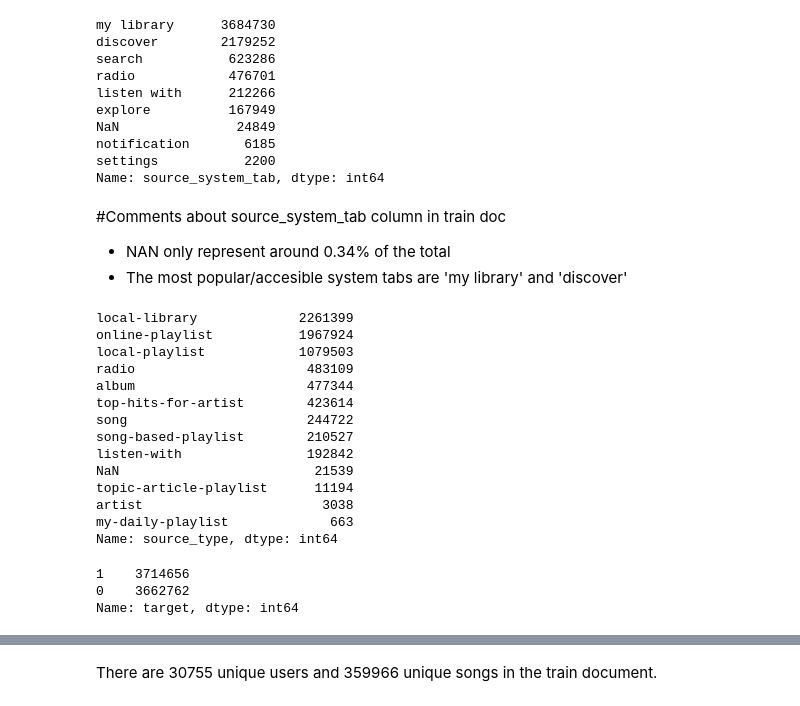
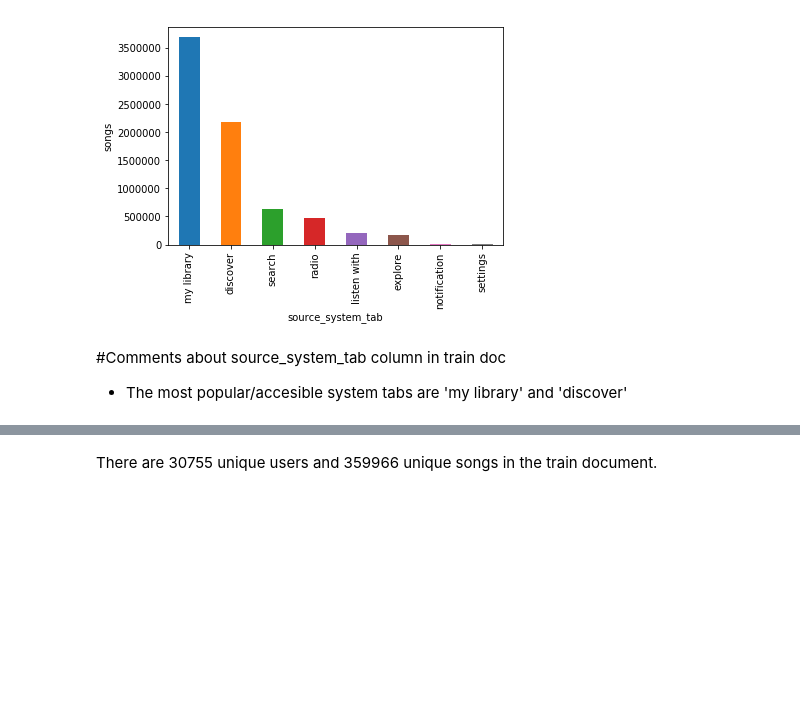
Before and after one commit to avilvil/capstone-project, a Jupyter notebook: Initial_exploratory_data.ipynb, the cells around one changed output, grey strips where cells are left out. Cells and saved outputs as stored; diff of their text form; code cells hidden in the pictures; blank space fills up the shorter version.

```diff
--- a/Initial_exploratory_data.ipynb
+++ b/Initial_exploratory_data.ipynb
@@ -58,44 +97,17 @@ array(['explore', 'my library', 'search', 'discover', nan, 'radio',
        'listen with', 'notification', 'settings'], dtype=object)
 # %%
-#List how many entries there are of each type in source_system_tab
-train.source_system_tab.value_counts(dropna=False)
+#Count entries of each type of source_system_tab
+songs_by_source_system_tab=train.source_system_tab.value_counts(dropna=False)
-# %% [output]
-my library      3684730
-discover        2179252
-search           623286
-radio            476701
-listen with      212266
-explore          167949
-NaN               24849
-notification       6185
-settings           2200
-Name: source_system_tab, dtype: int64
+# %%
+songs_by_source_system_tab.plot(kind='bar')
+plt.ylabel('songs')
+plt.xlabel('source_system_tab')
+plt.show()
+# %% [output]
+[figure, added]
 # %% [markdown]
 #Comments about source_system_tab column in train doc
-- NAN only represent around 0.34% of the total
 - The most popular/accesible system tabs are 'my library' and 'discover'
 # %%
-#List how many entries there are of each type in source_type
-train.source_type.value_counts(dropna=False)
+#Count entries of each type of source_type
+songs_by_source_type=train.source_type.value_counts(dropna=False)
-# %% [output]
-local-library             2261399
-online-playlist           1967924
-local-playlist            1079503
-radio                      483109
-album                      477344
-top-hits-for-artist        423614
-song                       244722
-song-based-playlist        210527
-listen-with                192842
-NaN                         21539
-topic-article-playlist      11194
-artist                       3038
-my-daily-playlist             663
-Name: source_type, dtype: int64
-# %%
-#Make sure the target column is correct (only 0 or 1 values)
-train.target.value_counts(dropna=False)
-# %% [output]
-1    3714656
-0    3662762
-Name: target, dtype: int64
```
Also changed, not shown: parts of 68 cells of this notebook, 3 other files.
